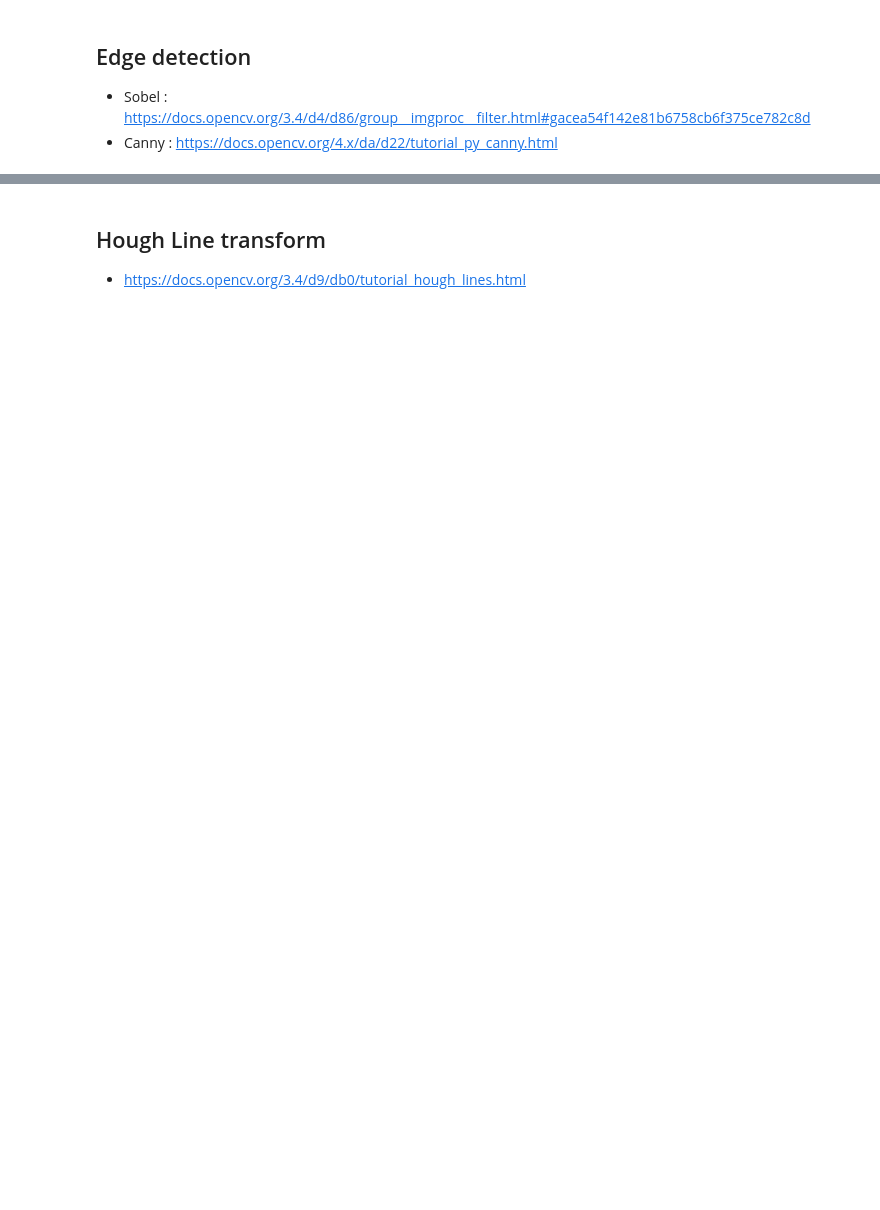
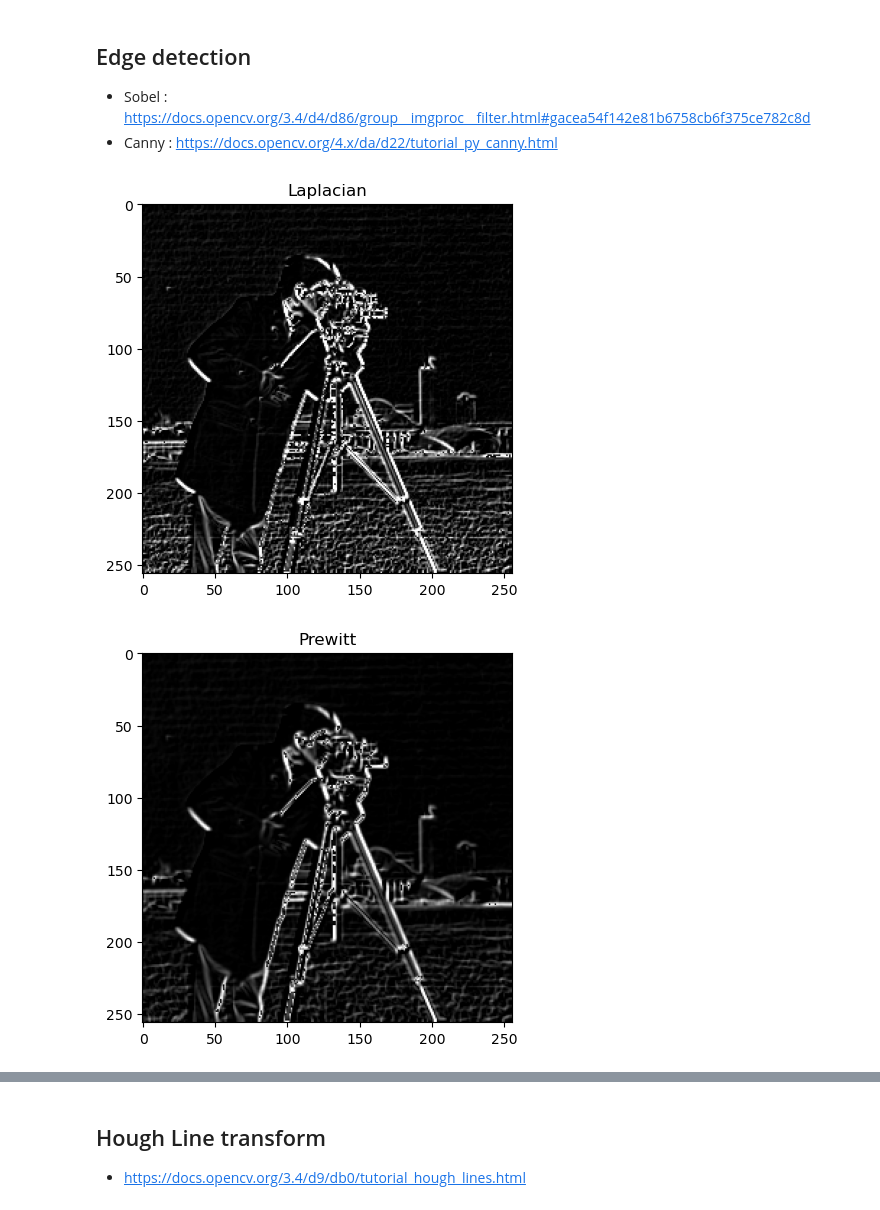
Before and after one commit to ayuthmang/2110651-Digital-Image-Processing, a Jupyter notebook: 02-codes/08-segmentation-i/code.ipynb, the cells around one changed output, grey strips where cells are left out. Cells and saved outputs as stored; diff of their text form; code cells hidden in the pictures; blank space fills up the shorter version.

```diff
--- a/02-codes/08-segmentation-i/code.ipynb
+++ b/02-codes/08-segmentation-i/code.ipynb
@@ -24,33 +43,48 @@ from scipy.ndimage import gaussian_filter
 * Sobel : https://docs.opencv.org/3.4/d4/d86/group__imgproc__filter.html#gacea54f142e81b6758cb6f375ce782c8d
 * Canny : https://docs.opencv.org/4.x/da/d22/tutorial_py_canny.html
 # %%
-img = cv2.imread('cameraman.tif',0)
+img = cv2.imread('cameraman.tif', cv2.IMREAD_GRAYSCALE)
+img_gaussian_blur = cv2.GaussianBlur(img, (3, 3), 0)
 
-
-#sobel
-img_sobelx = cv2.Sobel(img,cv2.CV_8U,1,0,ksize=3)
-img_sobely = cv2.Sobel(img,cv2.CV_8U,0,1,ksize=3)
+# sobel
+img_sobelx = cv2.Sobel(img, cv2.CV_8U, 1, 0, ksize=3)
+img_sobely = cv2.Sobel(img, cv2.CV_8U, 0, 1, ksize=3)
 img_sobel = abs(img_sobelx) + abs(img_sobely)
-plt.imshow(img_sobel,cmap="gray");plt.title("Laplacian")
+plt.imshow(img_sobel, cmap="gray")
+plt.title("Laplacian")
 plt.show()
 
-# #prewitt
-# kernelx = np.array([[-1,-1,-1],[0,0,0],[1,1,1]])
-# kernely = _______________________________________
-# img_prewittx = _______________________________________
-# img_prewitty = _______________________________________
-# img_prewitt =
-# plt.imshow(img_prewitt,cmap="gray");plt.title("Laplacian")
-# plt.show()
+# prewitt
+kernelx = np.array([[-1, -1, -1], [0, 0, 0], [1, 1, 1]])
+kernely = np.array([[-1, 0, 1], [-1, 0, 1], [-1, 0, 1]])
 
-# #Laplacian
-# Laplacian = _______________________________________
-# img_Laplacian = cv2.filter2D(img, -1, Laplacian)
-# plt.imshow(img_Laplacian,cmap="gray");plt.title("Laplacian")
-# plt.show()
+img_prewittx = cv2.filter2D(img_gaussian_blur, -1, kernelx)
+img_prewitty = cv2.filter2D(img_gaussian_blur, -1, kernely)
+img_prewitt = img_prewittx + img_prewitty
+plt.imshow(img_prewitt, cmap="gray");
+plt.title("Prewitt")
+plt.show()
 
+# Laplacian
+# 4-neighbor
+Laplacian4 = np.array([[0, 1, 0],
+                       [1, -4, 1],
+                       [0, 1, 0]], dtype=np.float32)
+
+# 8-neighbor (stronger)
+Laplacian8 = np.array([[1, 1, 1],
+                       [1, -8, 1],
+                       [1, 1, 1]], dtype=np.float32)
+img_Laplacian = cv2.filter2D(img, -1, Laplacian4)
+plt.imshow(img_Laplacian, cmap="gray");
+plt.title("Laplacian")
+plt.show()
 
 #canny
-img_canny = cv2.Canny(img,100,200)
-plt.imshow(img_canny,cmap="gray");plt.title("Canny")
+img_canny = cv2.Canny(img, 100, 200)
+plt.imshow(img_canny, cmap="gray");
+plt.title("Canny")
 plt.show()
+# %% [output]
+[figure, added]
+[figure, added]
```
Also changed, not shown: parts of 10 cells of this notebook, 10 other files.
